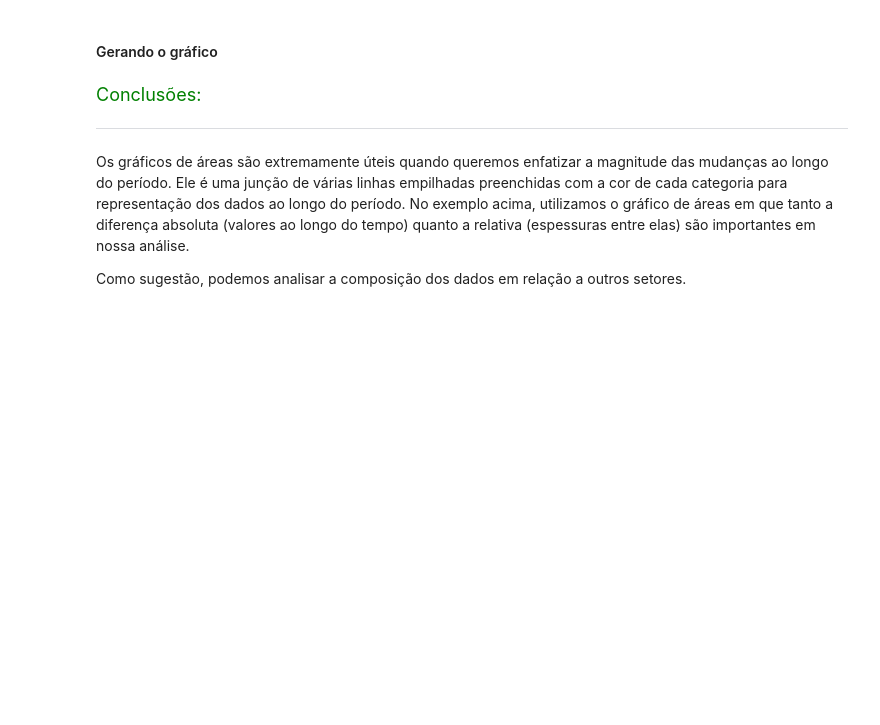
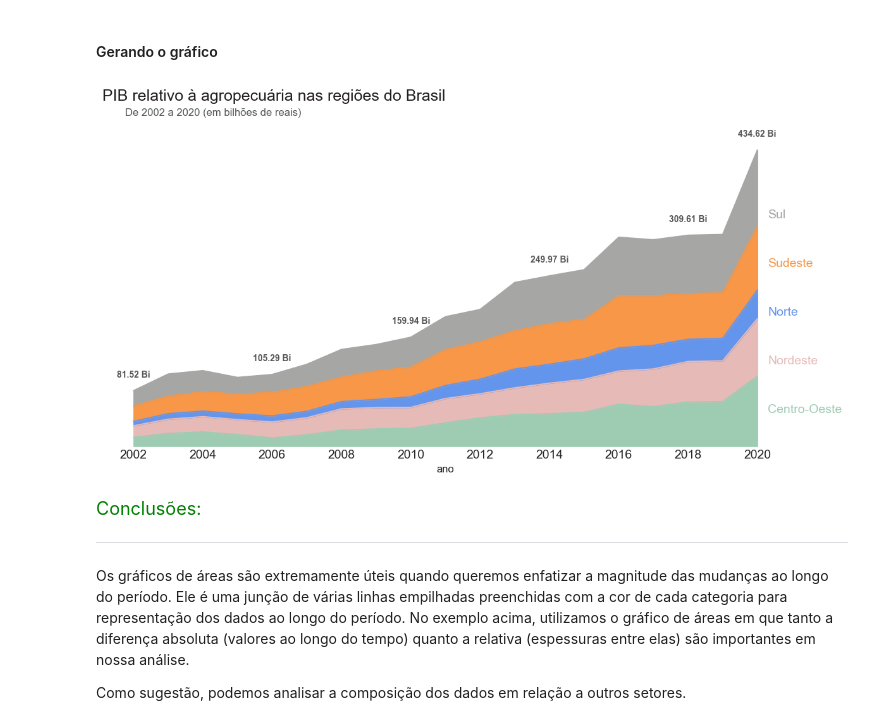
Before and after one commit to MoisesCoimbraQN/Carreira-Alura-Data-Science, a Jupyter notebook: Data_Visualization_Graficos_de_Composicao_e_Relacionamentos.ipynb, the cells around one changed output. Cells and saved outputs as stored; diff of their text form; code cells hidden in the pictures; blank space fills up the shorter version.

```diff
--- a/Data_Visualization_Graficos_de_Composicao_e_Relacionamentos.ipynb
+++ b/Data_Visualization_Graficos_de_Composicao_e_Relacionamentos.ipynb
@@ -937,47 +944,49 @@ df_agro.head()
 # %%
 ## Configurando o gráfico com parâmetros que potencializam a visualização dos dados
 
 # Importando as bibliotecas
 import matplotlib.pyplot as plt
 
 # Área do gráfico e tema da visualização
 fig, ax = plt.subplots(figsize=(14,7))
 
 # Definindo as cores do gráfico
 cores = [VERDE3, VERMELHO2, AZUL3, LARANJA1, CINZA4]
 
 # Gerando o gráfico de barras empilhadas 100%
-...
+df_agro.plot(kind='area', stacked=True, ax=ax, color=cores, xticks = range(2002, 2021, 2))
 
-# ## Personalizando o gráfico
-# ax.set_title('PIB relativo à agropecuária nas regiões do Brasil', fontsize = 18, color = CINZA1, loc='left')
-# ax.text(0.29, 0.98, "De 2002 a 2020 (em bilhões de reais)", transform=ax.transAxes, color= CINZA3, fontsize=12, ha='right', va='center')
-# ax.set_ylabel('')
-# ax.xaxis.set_tick_params(labelsize=14, color = CINZA2)
-# ax.legend().remove()
-# ax.set_frame_on(False)
+## Personalizando o gráfico
+ax.set_title('PIB relativo à agropecuária nas regiões do Brasil', fontsize = 18, color = CINZA1, loc='left')
+ax.text(0.29, 0.98, "De 2002 a 2020 (em bilhões de reais)", transform=ax.transAxes, color= CINZA3, fontsize=12, ha='right', va='center')
+ax.set_ylabel('')
+ax.xaxis.set_tick_params(labelsize=14, color = CINZA2)
+ax.legend().remove()
+ax.set_frame_on(False)
 
-# # Anotando os nomes das regiões
-# reg = list(reversed(df_agro.columns))
-# cor = list(reversed(cores))
-# for i in range(len(reg)):
-#   ax.text(0.97, (0.67 - i/7), f'{reg[i]}', fontsize=14, color = cor[i], transform=ax.transAxes)
+# Anotando os nomes das regiões
+reg = list(reversed(df_agro.columns))
+cor = list(reversed(cores))
+for i in range(len(reg)):
+  ax.text(0.97, (0.67 - i/7), f'{reg[i]}', fontsize=14, color = cor[i], transform=ax.transAxes)
 
-# ## Ajustes no eixo y
-# # Descrevendo o limite mínimo e máximo do eixo y e escondendo o eixo
-# plt.ylim(0, 500)
-# ax.get_yaxis().set_visible(False)
+## Ajustes no eixo y
+# Descrevendo o limite mínimo e máximo do eixo y e escondendo o eixo
+plt.ylim(0, 500)
+ax.get_yaxis().set_visible(False)
 
-# # remover todos os ticks do eixo x e y
-# ax.tick_params(axis='both', which='both', length=0)
+# remover todos os ticks do eixo x e y
+ax.tick_params(axis='both', which='both', length=0)
 
-# # Destacando os valores de 4 em 4 anos e no ano de 2020
-# agregado_ano = list(df_agro.sum(axis=1).round(2))
-# for i in range(0, len(df_agro.index), 4):
-#   ax.text(x = df_agro.index[i], y = agregado_ano[i] + 20, s = f"{agregado_ano[i]} Bi", color = CINZA3, weight = "bold", fontsize = 10, ha="center")
-# ax.text(x = df_agro.index[-1], y = agregado_ano[-1] + 20, s = f"{agregado_ano[-1]} Bi", color = CINZA3, weight = "bold", fontsize = 10, ha="center")
+# Destacando os valores de 4 em 4 anos e no ano de 2020
+agregado_ano = list(df_agro.sum(axis=1).round(2))
+for i in range(0, len(df_agro.index), 4):
+  ax.text(x = df_agro.index[i], y = agregado_ano[i] + 20, s = f"{agregado_ano[i]} Bi", color = CINZA3, weight = "bold", fontsize = 10, ha="center")
+ax.text(x = df_agro.index[-1], y = agregado_ano[-1] + 20, s = f"{agregado_ano[-1]} Bi", color = CINZA3, weight = "bold", fontsize = 10, ha="center")
 
 plt.show()
+# %% [output]
+[figure, added]
 # %% [markdown]
 <font color=green size=4> Conclusões: </font>
 
```
Also changed, not shown: parts of 11 cells of this notebook.
